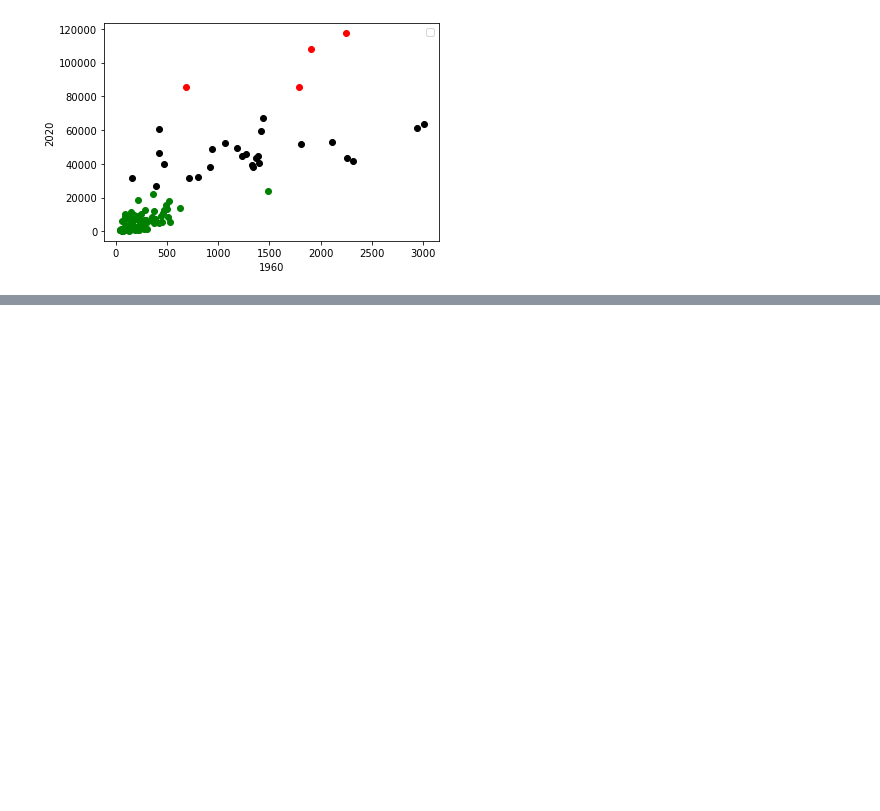
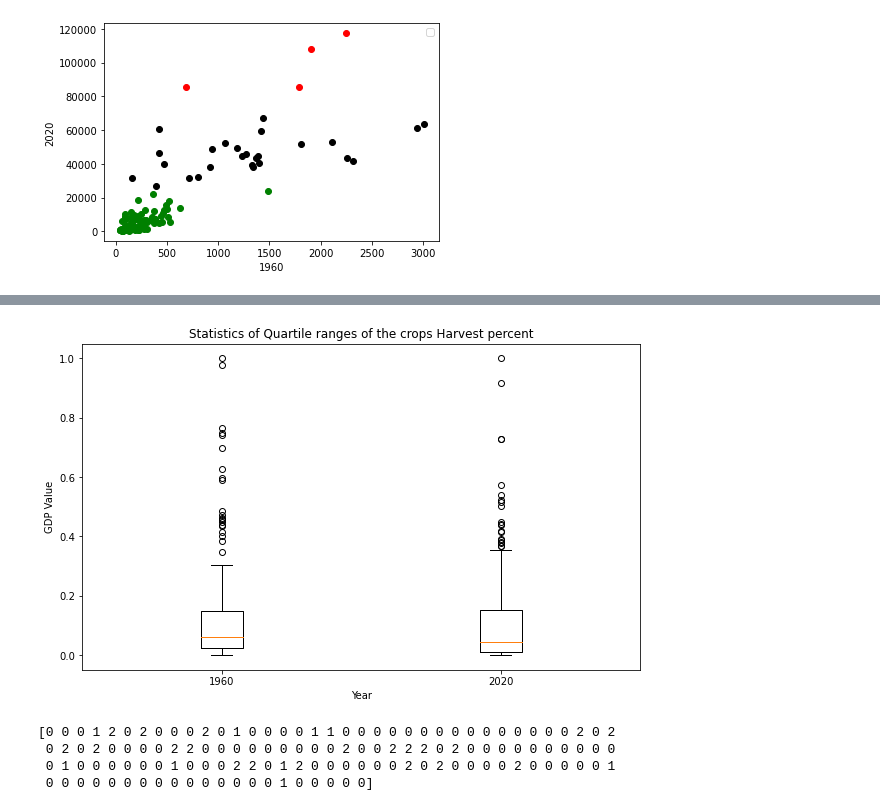
Before and after one commit to Jolek15/ADS-Clustering, a Jupyter notebook: Clustering Ass.ipynb, the cells around one changed output, grey strips where cells are left out. Cells and saved outputs as stored; diff of their text form; code cells hidden in the pictures; blank space fills up the shorter version.

```diff
--- a/Clustering Ass.ipynb
+++ b/Clustering Ass.ipynb
@@ -182,0 +200,35 @@ new_X = X[cols_to_scale]
+# %%
+#define boxplot function for Harvest percent of each crop
+def plt_boxplot(y_data, label, xaxes, yaxes):
+
+    plt.figure(figsize=(10,6))
+    plt.boxplot(y_data,labels=label)
+    plt.title(title)
+    plt.savefig("box.png")
+    plt.xlabel(xaxes)
+    plt.ylabel(yaxes)
+    plt.show()
+
+    return
+#Declaring Variables for our functions
+
+y_data = [new_X["1960"], new_X["2020"]]
+label = ["1960", "2020"]
+x_label = "Year"
+y_label = "GDP Value"
+
+plt_boxplot(y_data, label, x_label, y_label)
+# %% [output]
+[figure, added]
+# %%
+#create kmeans with 3 clusters
+km = KMeans(n_clusters=3)
+
+#fit the clustered data
+y_predicted = km.fit_predict(new_X)
+print(y_predicted)
+# %% [output]
+[0 0 0 1 2 0 2 0 0 0 2 0 1 0 0 0 0 1 1 0 0 0 0 0 0 0 0 0 0 0 0 0 0 0 2 0 2
+ 0 2 0 2 0 0 0 0 2 2 0 0 0 0 0 0 0 0 0 2 0 0 2 2 2 0 2 0 0 0 0 0 0 0 0 0 0
+ 0 1 0 0 0 0 0 0 1 0 0 0 2 2 0 1 2 0 0 0 0 0 0 2 0 2 0 0 0 0 2 0 0 0 0 0 1
+ 0 0 0 0 0 0 0 0 0 0 0 0 0 0 0 1 0 0 0 0 0]
```
Also changed, not shown: parts of 12 cells of this notebook.
